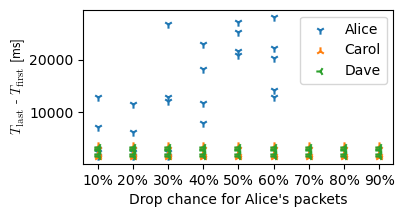
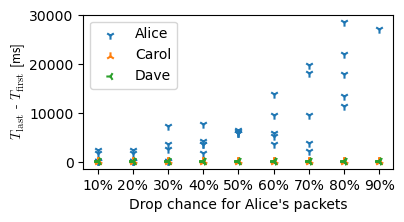
Unified diff of the notebook cell whose output changed from the first chart to the second:
--- before
+++ after
@@ -1,4 +1,5 @@
-def plot_drop_chance_vs_latency(ax):
-    res_alice = [f for f in frags if f.sender == "alice"]
+def plot_drop_chance_vs_latency(ax, delay="50"):
+    fs = [f for f in frags if f.delay == delay]
+    res_alice = [f for f in fs if f.sender == "alice"]
     x, y = [], []
     for frag in res_alice:
@@ -7,5 +8,5 @@
     ax.scatter(x, y, marker="1", label="Alice")
 
-    res_carol = [f for f in frags if f.sender == "eve"]
+    res_carol = [f for f in fs if f.sender == "eve"]
     x, y = [], []
     for frag in res_carol:
@@ -14,5 +15,5 @@
     ax.scatter(x, y, marker="2", label="Carol")
 
-    res_dave = [f for f in frags if f.sender == "someone"]
+    res_dave = [f for f in fs if f.sender == "someone"]
     x, y = [], []
     for frag in res_dave:
@@ -29,5 +30,6 @@
     ax.set_ylabel("\\(T_\\mathrm{last}\\) - \\(T_\\mathrm{first}\\) [ms]", usetex=True)
 
-fig, ax = plt.subplots(figsize=(4, 2))
-plot_drop_chance_vs_latency(ax)
-savefig(fig, "drop_chance_vs_latency")
+for delay in ["50", "150", "200", "250", "300", "350", "400", "450", "500"]:
+    fig, ax = plt.subplots(figsize=(4, 2))
+    plot_drop_chance_vs_latency(ax, delay=delay)
+    savefig(fig, f"drop_chance_vs_latency_delay_{delay}")

Commit: generate graphs for multiple delays